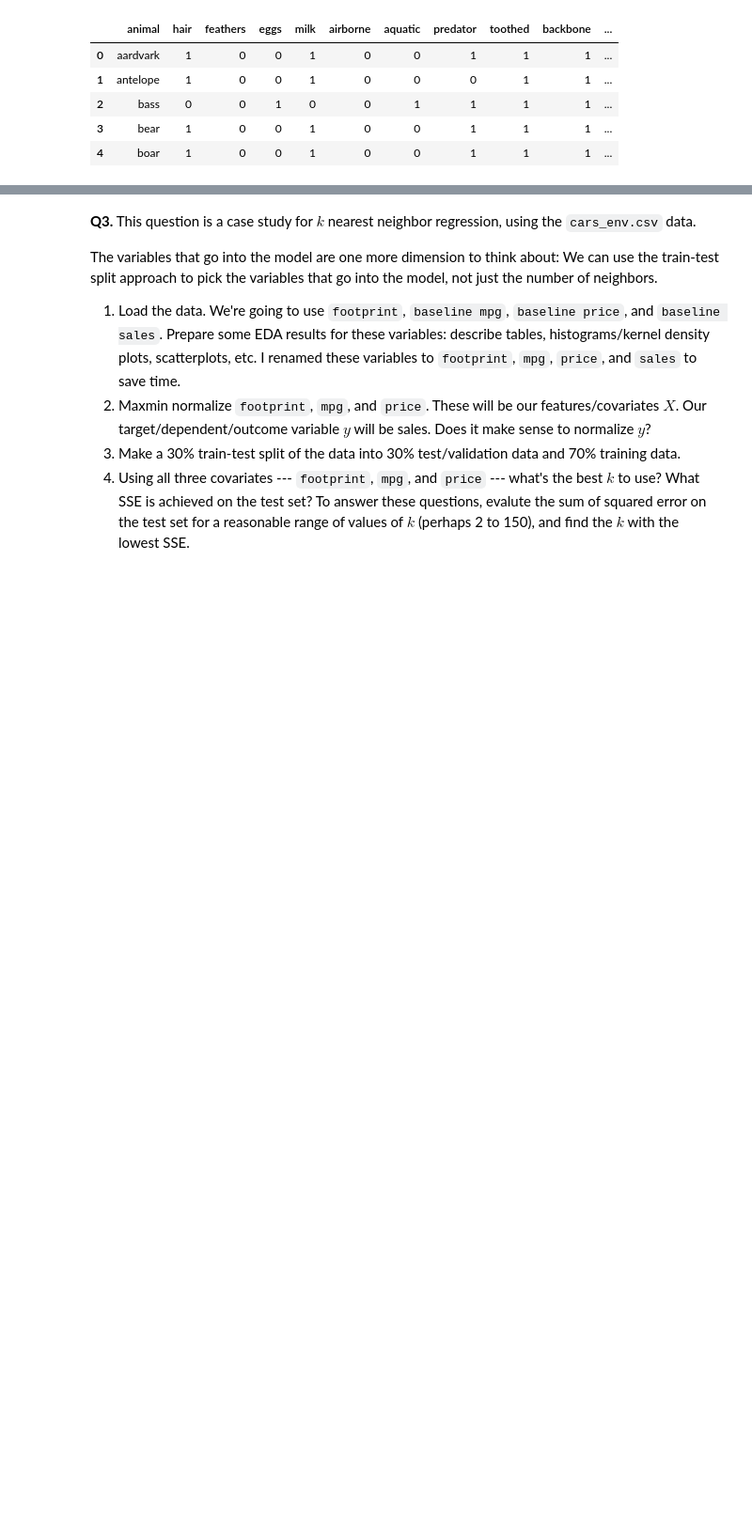
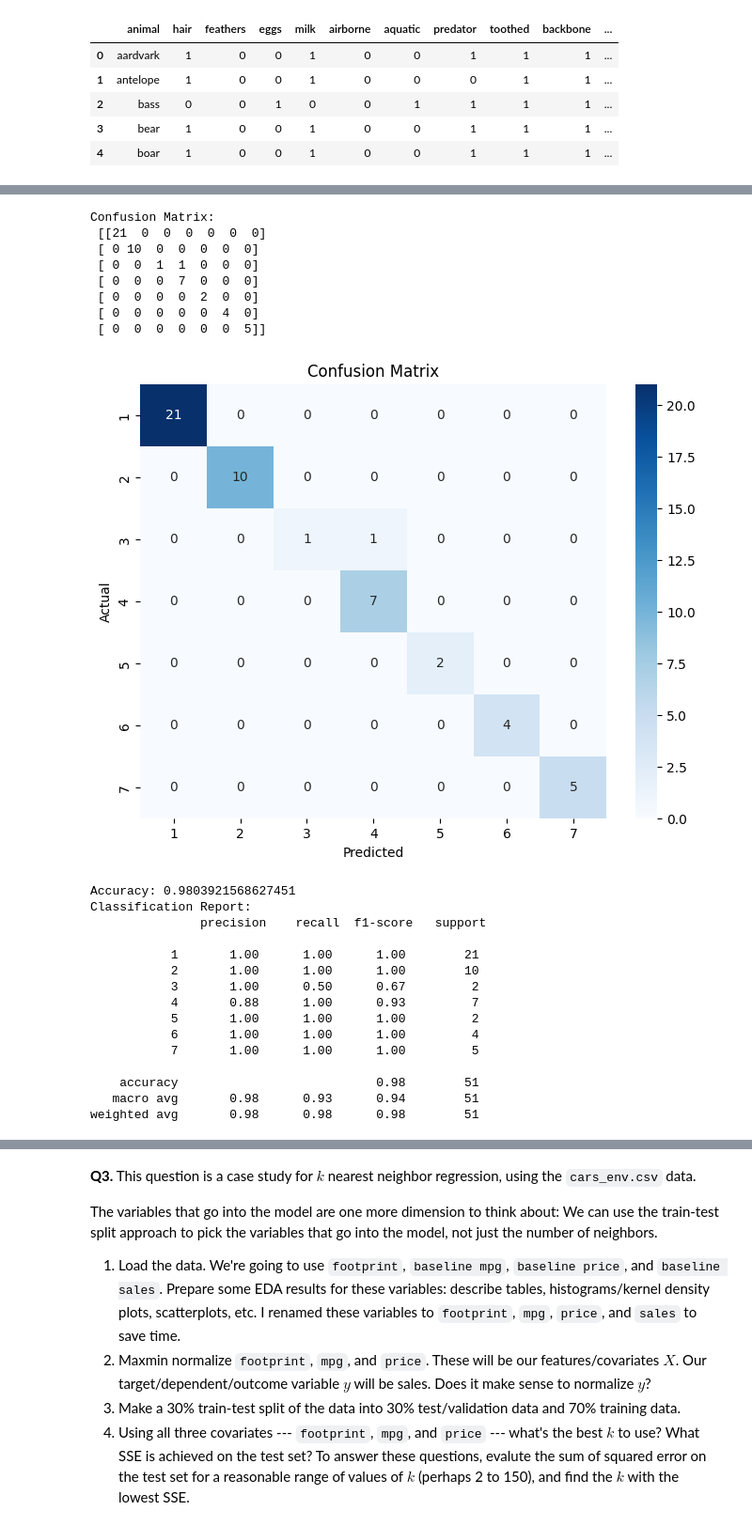
Before and after one commit to corinnefog/knn, a Jupyter notebook: assignment/assignment_knn.ipynb, the cells around one changed output, grey strips where cells are left out. Shown at 94% size. Saved outputs shown, nothing was run; the diff lists cells and outputs as text; code cells hidden in the pictures; blank space fills up the shorter version.

```diff
--- a/assignment/assignment_knn.ipynb
+++ b/assignment/assignment_knn.ipynb
@@ -55,0 +216,48 @@ zoo.head()
+# %%
+# Train final kNN model
+knn = KNeighborsClassifier(n_neighbors=best_k)
+knn.fit(X_train, y_train)
+
+# Predict on test set
+y_pred = knn.predict(X_test)
+
+# Print Confusion Matrix
+conf_matrix = confusion_matrix(y_test, y_pred)
+print("Confusion Matrix:\n", conf_matrix)
+
+# Visualization
+plt.figure(figsize=(8, 6))
+sns.heatmap(conf_matrix, annot=True, cmap="Blues", fmt="d", xticklabels=sorted(y.unique()), yticklabels=sorted(y.unique()))
+plt.xlabel("Predicted")
+plt.ylabel("Actual")
+plt.title("Confusion Matrix")
+plt.show()
+
+# Accuracy & Report
+print("Accuracy:", accuracy_score(y_test, y_pred))
+print("Classification Report:\n", classification_report(y_test, y_pred))
+# %% [output]
+Confusion Matrix:
+ [[21  0  0  0  0  0  0]
+ [ 0 10  0  0  0  0  0]
+ [ 0  0  1  1  0  0  0]
+ [ 0  0  0  7  0  0  0]
+ [ 0  0  0  0  2  0  0]
+ [ 0  0  0  0  0  4  0]
+ [ 0  0  0  0  0  0  5]]
+[figure, added]
+Accuracy: 0.9803921568627451
+Classification Report:
+               precision    recall  f1-score   support
+
+           1       1.00      1.00      1.00        21
+           2       1.00      1.00      1.00        10
+           3       1.00      0.50      0.67         2
+           4       0.88      1.00      0.93         7
+           5       1.00      1.00      1.00         2
+           6       1.00      1.00      1.00         4
+           7       1.00      1.00      1.00         5
+
+    accuracy                           0.98        51
+   macro avg       0.98      0.93      0.94        51
+weighted avg       0.98      0.98      0.98        51
```
Also changed, not shown: parts of 11 cells of this notebook.
